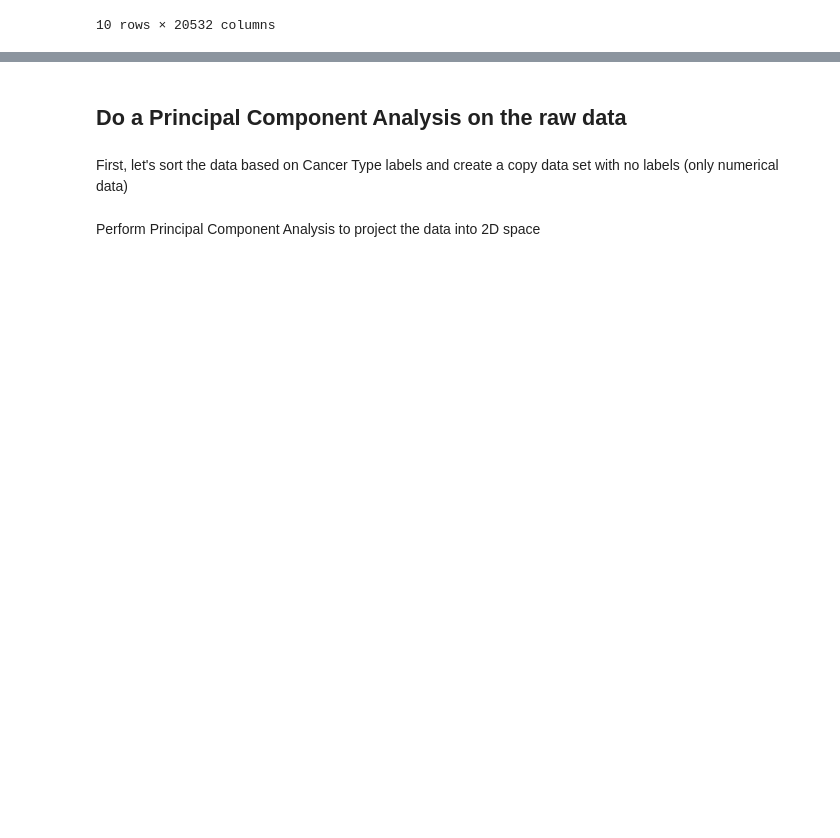
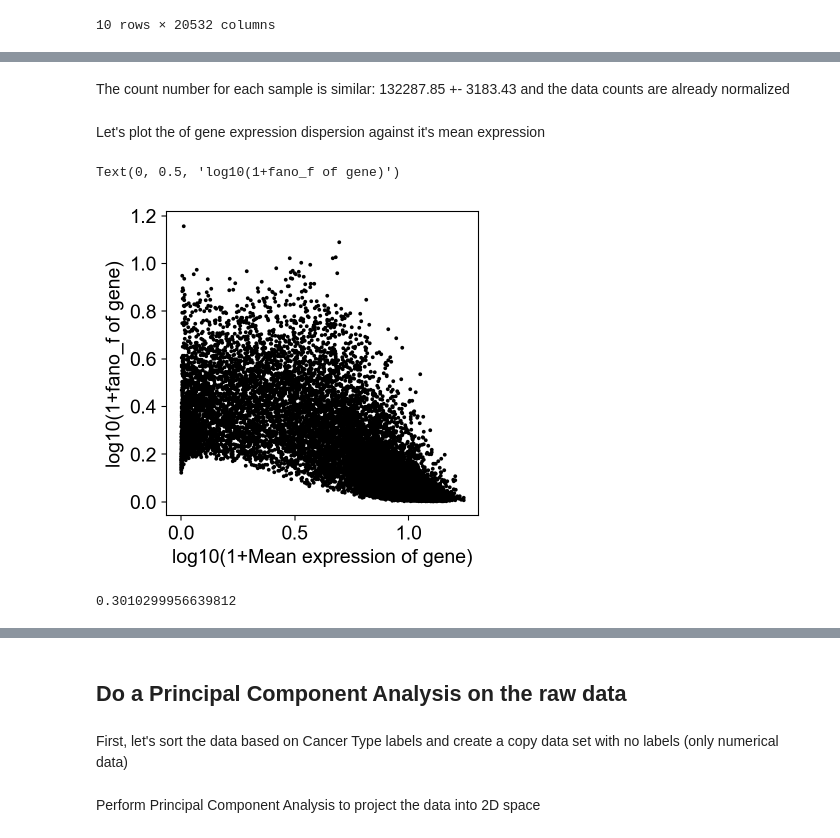
Before and after one commit to IgnasMa/SynBioProject, a Jupyter notebook: Synthetic Biology Project.ipynb, the cells around one changed output, grey strips where cells are left out. Cells and saved outputs as stored; diff of their text form; code cells hidden in the pictures; blank space fills up the shorter version.

```diff
--- a/Synthetic Biology Project.ipynb
+++ b/Synthetic Biology Project.ipynb
@@ -57,2 +72,20 @@ data.head(10)
+# %% [markdown]
+The count number for each sample is similar: 132287.85 +- 3183.43 and the data counts are already normalized
+# %% [markdown]
+Let's plot the of gene expression dispersion against it's mean expression
+# %%
+fig, ax = plt.subplots(1, 1)
+fano_f = np.var(data_num)/np.mean(data_num)
+ax.scatter(np.log10(1+np.mean(data_num)), np.log10(1+ fano_f), c='black', alpha = 1, s = 3)
+ax.grid(False)
+ax.set_xlabel('log10(1+Mean expression of gene)')
+ax.set_ylabel('log10(1+fano_f of gene)')
+# %% [output]
+Text(0, 0.5, 'log10(1+fano_f of gene)')
+[figure, added]
+# %%
+np.log10(2)
+# %% [output]
+0.3010299956639812
 # %%
 desc_data = data.describe()
```
Also changed, not shown: parts of 26 cells of this notebook.
